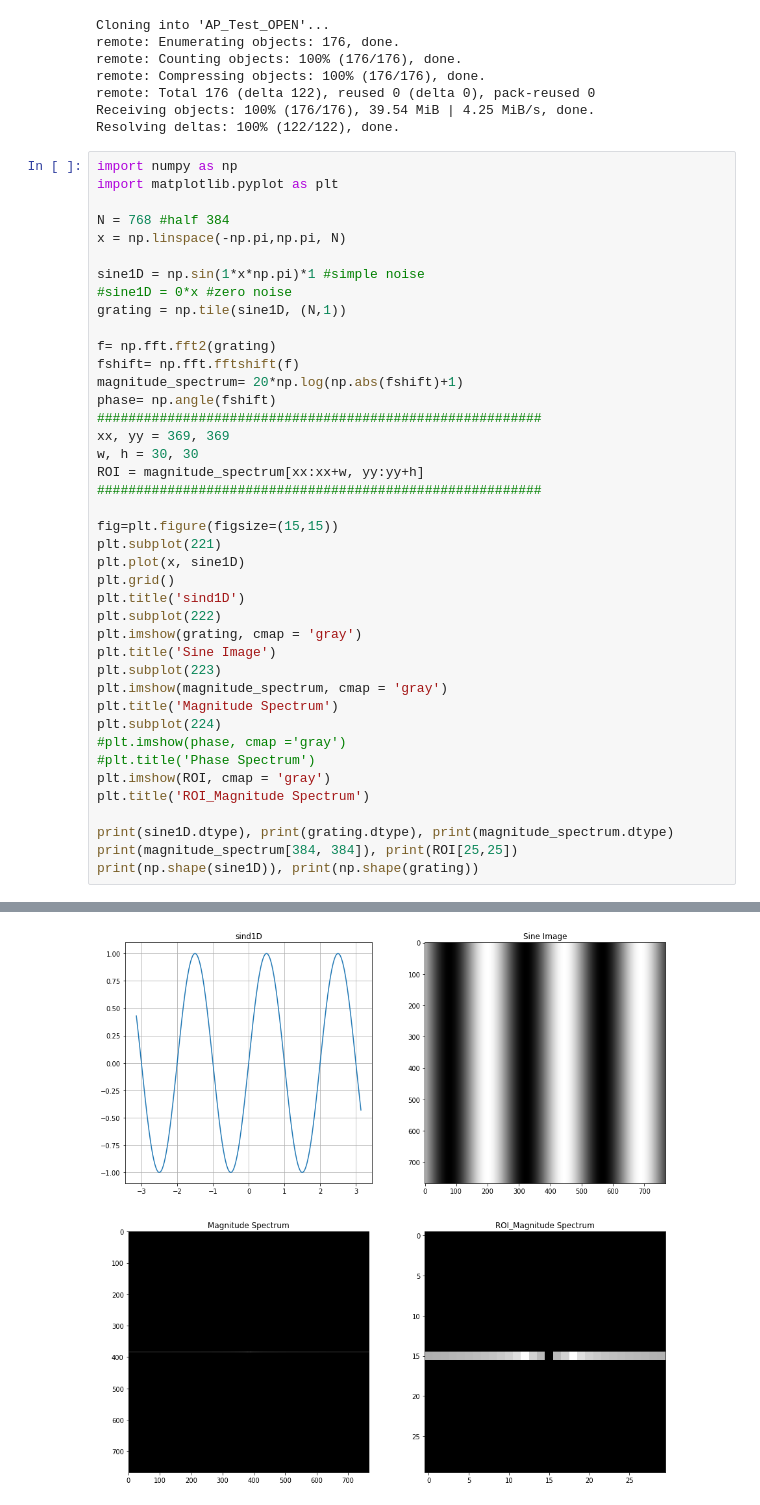
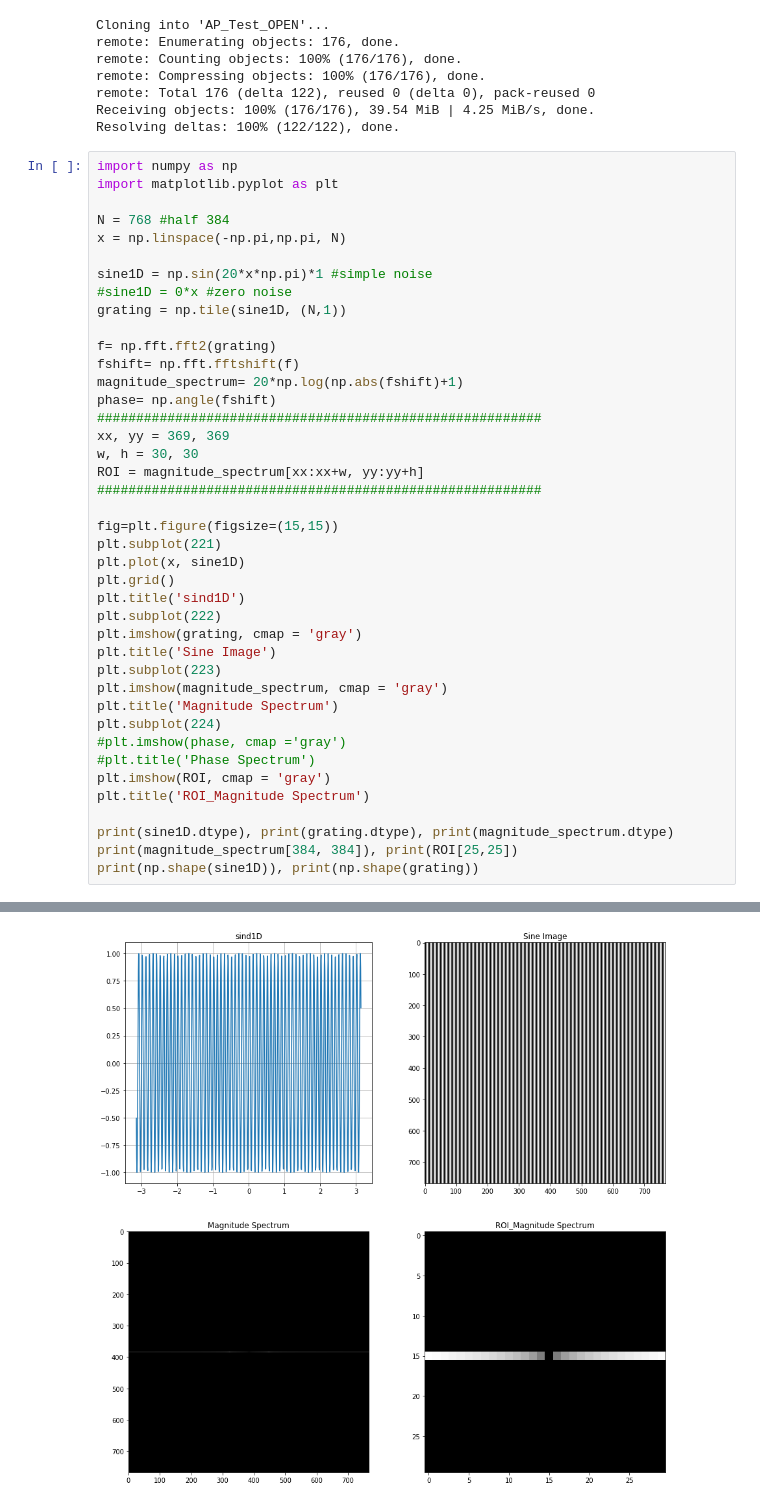
Before and after one commit to mckang6113875/AP_Test_OPEN, a Jupyter notebook: Image_Noise_Canceling_edit1.ipynb, the cells around one changed output, grey strips where cells are left out. Cells and saved outputs as stored; diff of their text form.

```diff
--- a/Image_Noise_Canceling_edit1.ipynb
+++ b/Image_Noise_Canceling_edit1.ipynb
@@ -19,7 +19,7 @@ import matplotlib.pyplot as plt
 N = 768 #half 384
 x = np.linspace(-np.pi,np.pi, N)
 
-sine1D = np.sin(1*x*np.pi)*1 #simple noise
+sine1D = np.sin(20*x*np.pi)*1 #simple noise
 #sine1D = 0*x #zero noise
 grating = np.tile(sine1D, (N,1))
 
@@ -61,5 +61,5 @@ float64
 0.0
 (768,)
 (768, 768)
 (None, None)
-[figure, old version]
+[figure, new version]
```
Also changed, not shown: parts of 5 cells of this notebook.
